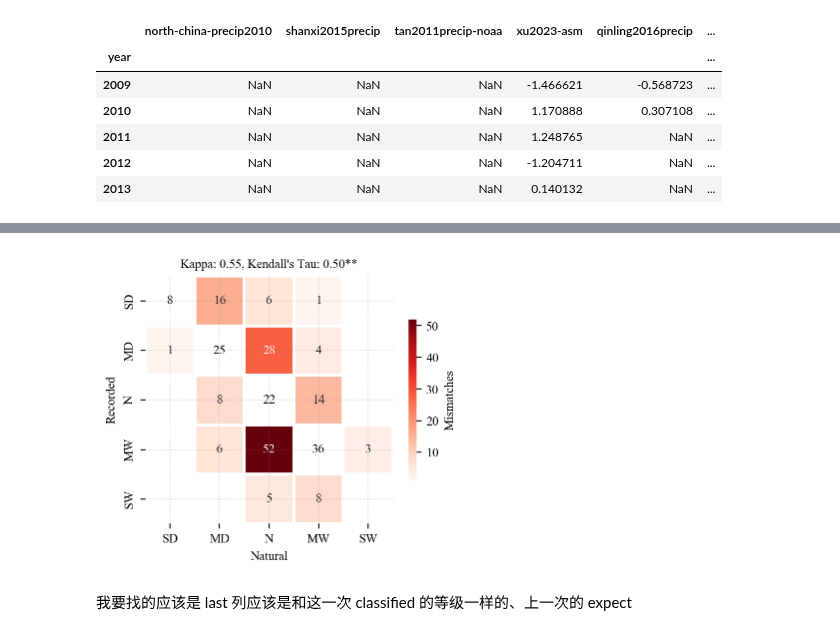
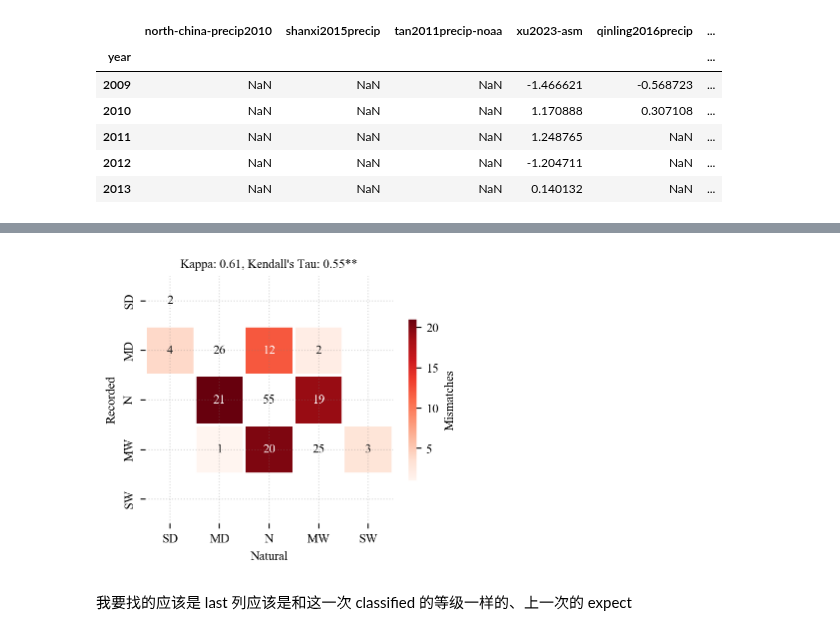
Before and after one commit to SongshGeo/shifting_baseline, a Jupyter notebook: reports/boxes.ipynb, the cells around one changed output, grey strips where cells are left out. Cells and saved outputs as stored; diff of their text form; code cells hidden in the pictures.

```diff
--- a/reports/boxes.ipynb
+++ b/reports/boxes.ipynb
@@ -91,39 +91,39 @@ history = HistoricalRecords(
 history.to_series(
     inplace=True,
     interpolate=None,
-    name="historical_mean",
-    how="mode",
+    name="historical_mode",
+    how="mean",
 )
 
 # 获取历史数据和自然数据
 SLICE = slice(STAGE1, END)
-HISTORICAL_RECORDS = history.data.loc[SLICE]
+HISTORICAL_RECORDS = history.data.loc[SLICE].astype(float).round(0)
 NATURAL_RECORDS = combined["mean"].loc[SLICE]
 
 # 处理缺失值
 natural, historical = dropna_series(
     classify(NATURAL_RECORDS),
-    HISTORICAL_RECORDS,
+    HISTORICAL_RECORDS.round(0),
 )
 
 # 计算混淆矩阵
 cm_df = notna_confusion_matrix(
     y_true=natural,
     y_pred=historical,
     labels=TICK_LABELS,
 )
 
 # 计算不匹配情况
 title = mismatch_stats(
     y_true=natural,
     y_pred=historical,
     as_str=True,
 )
 
 # 绘制混淆矩阵
 plot_confusion_matrix(cm_df=cm_df, title=title);
 # %% [output]
-[figure, old version]
+[figure, new version]
 # %% [markdown]
 我要找的应该是 last 列应该是和这一次 classified 的等级一样的、上一次的 expect
 # %% [markdown]
```
Also changed, not shown: parts of 4 cells of this notebook, 6 other files.
